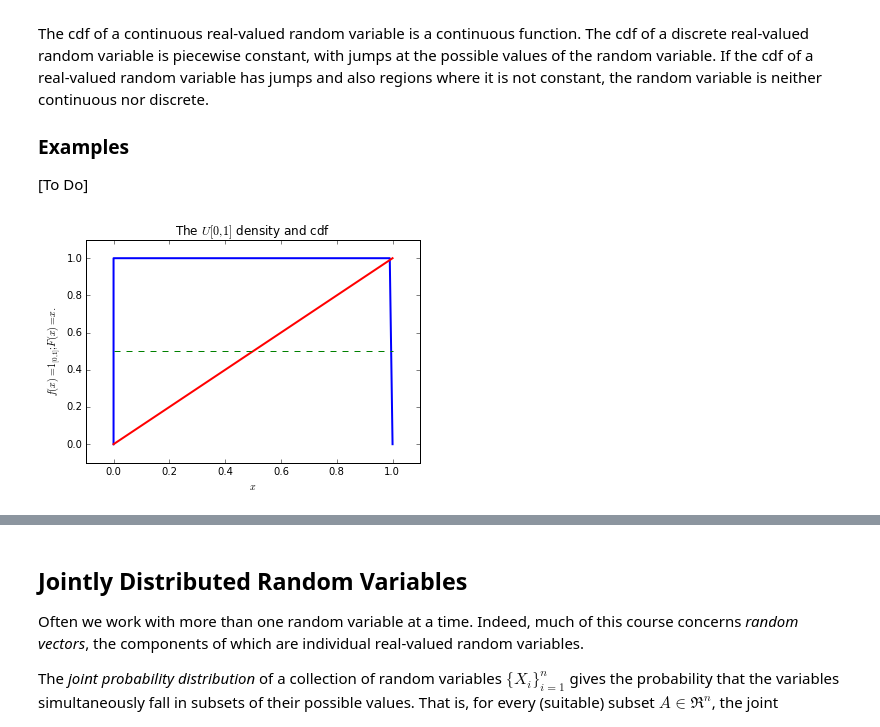
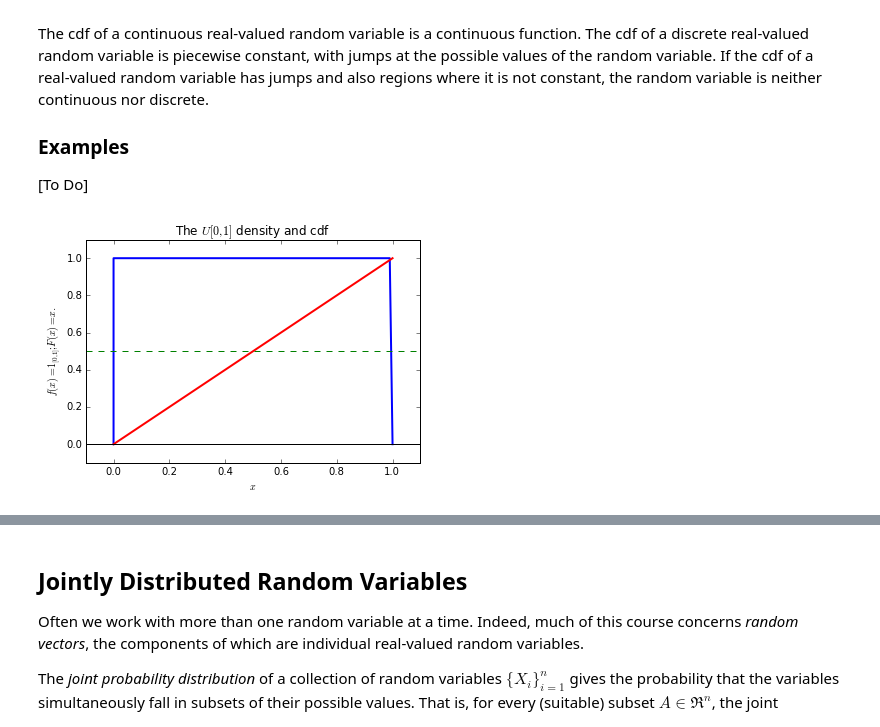
Before and after one commit to pbstark/PhysEng, a Jupyter notebook: rv.ipynb, the cells around one changed output, grey strips where cells are left out. Saved outputs shown, nothing was run; the diff lists cells and outputs as text; code cells hidden in the pictures.

Commit message:
added plots to rv

```diff
--- a/rv.ipynb
+++ b/rv.ipynb
@@ -154,20 +152,21 @@ import matplotlib.pyplot as plt
 # %%
 # Examples of densities and cdfs
 
 # U[0,1]
 x = np.arange(-.2, 1.2, 0.01)
 y = np.ones(len(x))
 y[x<0] = 0
 y[x>1] = 0
 Y = x   # uniform CDF is linear
 Y[x<0] = 0
 Y[x >= 1] = 1
 plt.plot(x,y,'b-',x,Y,'r-',linewidth=2)
-plt.plot((0, 1), (0.5, 0.5), 'g--')  # horizontal line at 0.5
+plt.plot((-.1, 1.1), (0.5, 0.5), 'g--')  # horizontal line at 0.5
+plt.plot((-.1, 1.1), (0, 0), 'k-')  # horizontal line at 0
 plt.xlabel('$x$')  # axis labels. Can use LaTeX math markup
 plt.ylabel(r'$f(x) = 1_{[0,1]}; F(x) = x$.')
 plt.axis([-0.1,1.1,-0.1,1.1])  # axis limits
 plt.title('The $U[0,1]$ density and cdf')
 plt.show()
 # %% [output]
-[figure, old version]
+[figure, new version]
```
Also changed, not shown: parts of 3 cells of this notebook, 3 other files.
